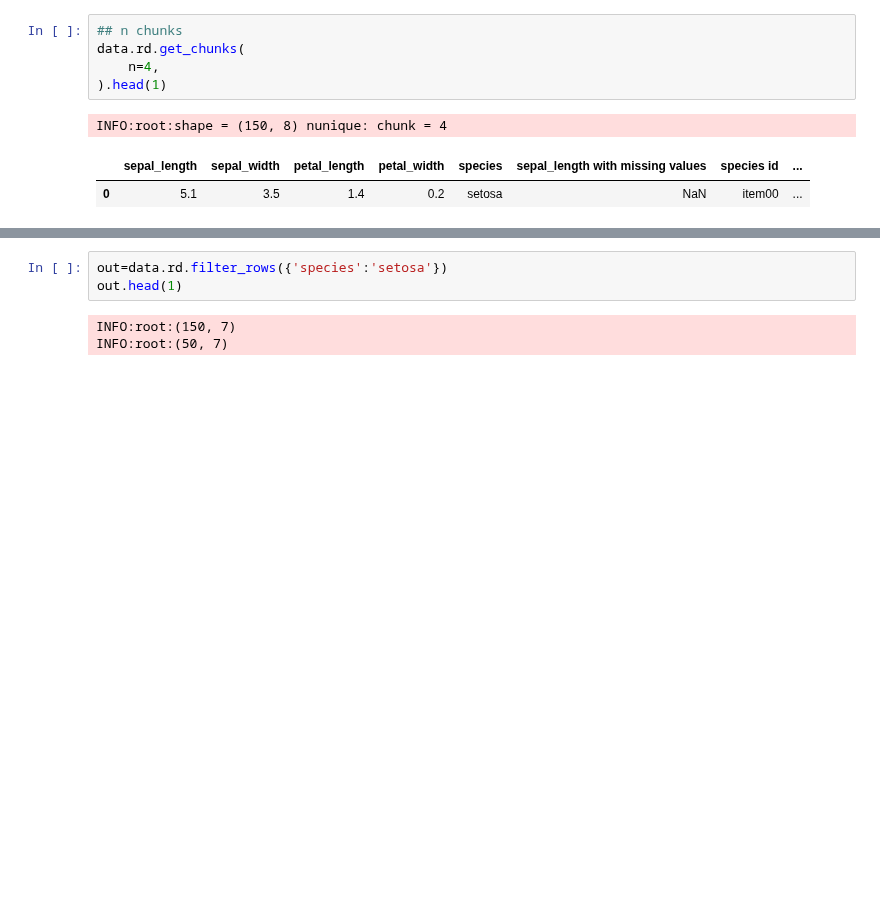
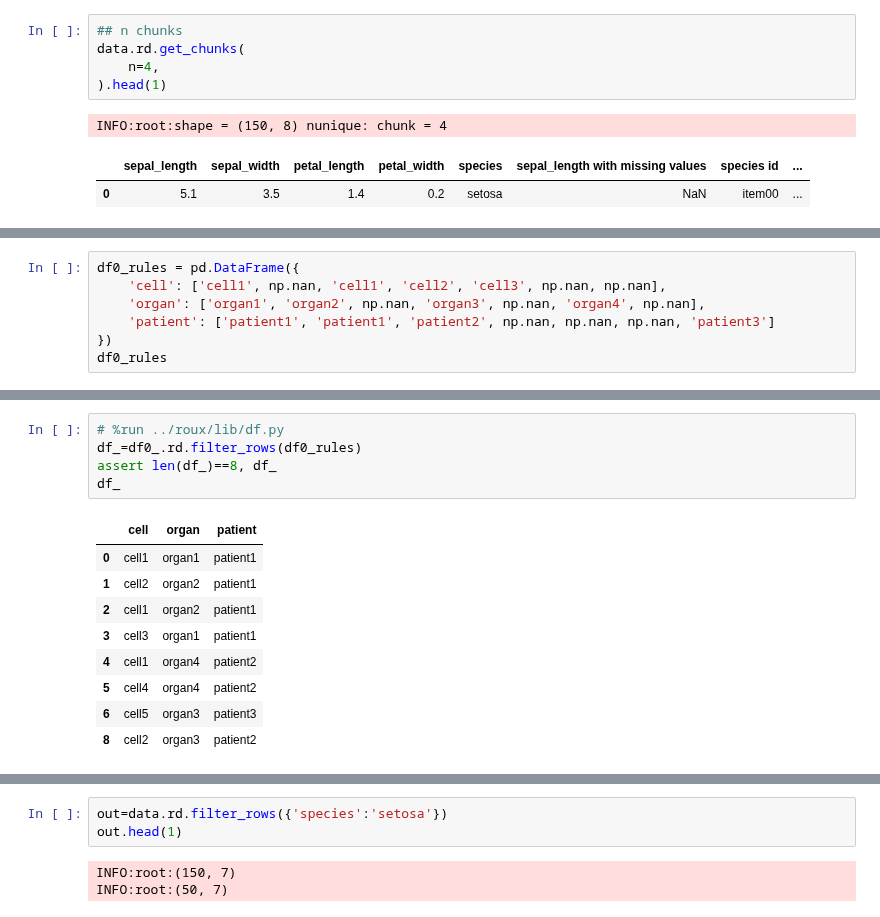
Before and after one commit to rraadd88/roux, a Jupyter notebook: examples/roux_lib_df.ipynb, the cells around one changed output, grey strips where cells are left out. Drawn from its saved outputs; the diff is of its cells as text; blank space fills up the shorter version.

```diff
--- a/examples/roux_lib_df.ipynb
+++ b/examples/roux_lib_df.ipynb
@@ -289,0 +316,7 @@ INFO:root:shape = (150, 8) nunique: chunk = 4
+# %%
+df0_rules = pd.DataFrame({
+    'cell': ['cell1', np.nan, 'cell1', 'cell2', 'cell3', np.nan, np.nan],
+    'organ': ['organ1', 'organ2', np.nan, 'organ3', np.nan, 'organ4', np.nan],
+    'patient': ['patient1', 'patient1', 'patient2', np.nan, np.nan, np.nan, 'patient3']
+})
+df0_rules
@@ -289,0 +332,15 @@ INFO:root:shape = (150, 8) nunique: chunk = 4
+# %%
+# %run ../roux/lib/df.py
+df_=df0_.rd.filter_rows(df0_rules)
+assert len(df_)==8, df_
+df_
+# %% [output]
+|  | cell | organ | patient |
+| 0 | cell1 | organ1 | patient1 |
+| 1 | cell2 | organ2 | patient1 |
+| 2 | cell1 | organ2 | patient1 |
+| 3 | cell3 | organ1 | patient1 |
+| 4 | cell1 | organ4 | patient2 |
+| 5 | cell4 | organ4 | patient2 |
+| 6 | cell5 | organ3 | patient3 |
+| 8 | cell2 | organ3 | patient2 |
```
Also changed, not shown: parts of 9 cells of this notebook, 5 other files.
